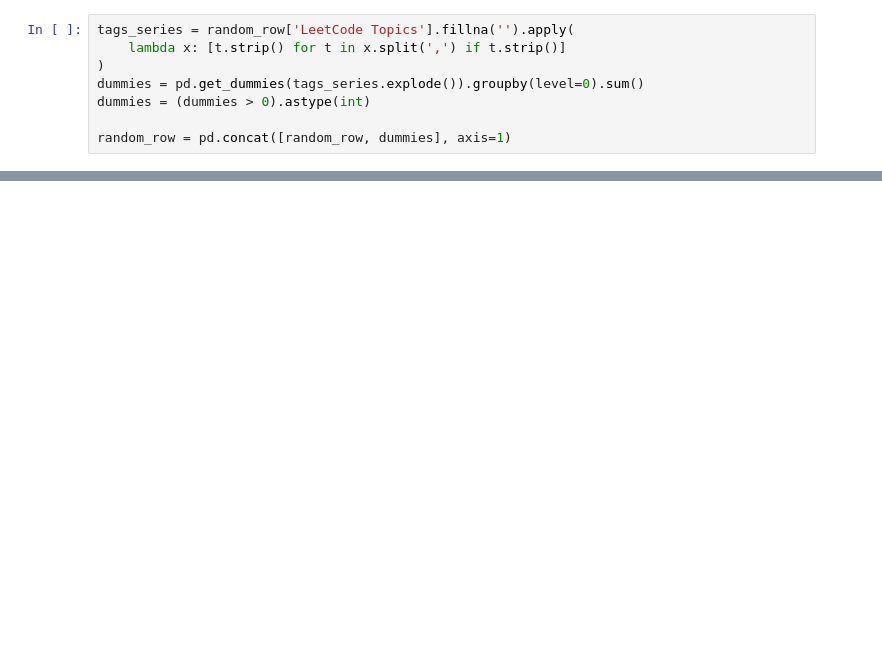
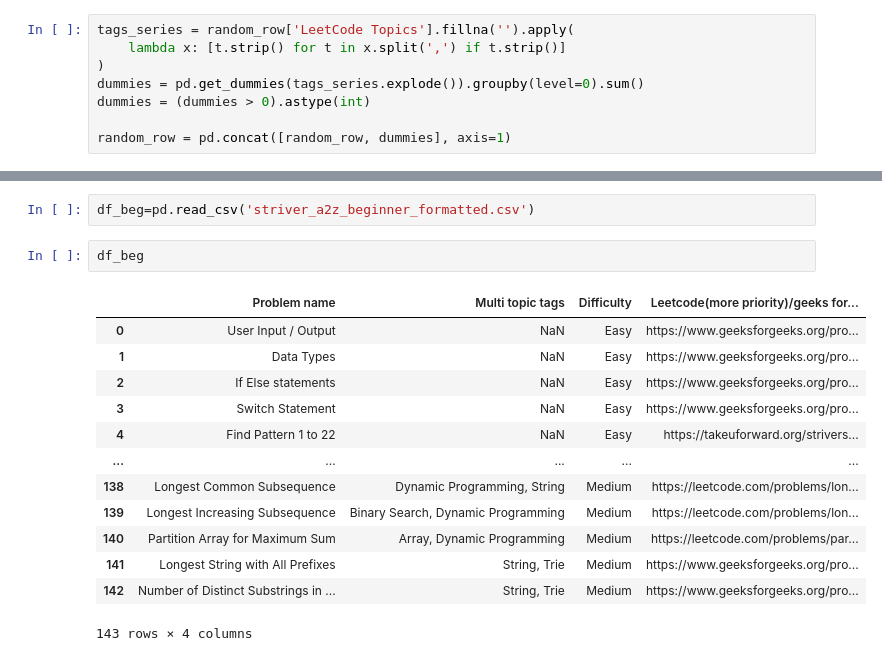
Before and after one commit to DebashishTiwary/MLBasics, a Jupyter notebook: tcanalise/app.ipynb, the cells around one changed output, grey strips where cells are left out. Drawn from its saved outputs; the diff is of its cells as text; blank space fills up the shorter version.

```diff
--- a/tcanalise/app.ipynb
+++ b/tcanalise/app.ipynb
@@ -177,3 +179,21 @@ random_row
 # %% [output]
 |  | Step | Category | Problem Name | Problem Link | Primary Topic | LeetCode Topics | Difficulty | ... |
 | 79 | Step 4 | Binary Search | Count Occurrences in Sorted Array | https://leetcode.com/problems/cou... | BS 1D | Array, Binary Search | Medium | ... |
+# %%
+df_beg=pd.read_csv('striver_a2z_beginner_formatted.csv')
+# %%
+df_beg
+# %% [output]
+|  | Problem name | Multi topic tags | Difficulty | Leetcode(more priority)/geeks for... |
+| 0 | User Input / Output | NaN | Easy | https://www.geeksforgeeks.org/pro... |
+| 1 | Data Types | NaN | Easy | https://www.geeksforgeeks.org/pro... |
+| 2 | If Else statements | NaN | Easy | https://www.geeksforgeeks.org/pro... |
+| 3 | Switch Statement | NaN | Easy | https://www.geeksforgeeks.org/pro... |
+| 4 | Find Pattern 1 to 22 | NaN | Easy | https://takeuforward.org/strivers... |
+| ... | ... | ... | ... | ... |
+| 138 | Longest Common Subsequence | Dynamic Programming, String | Medium | https://leetcode.com/problems/lon... |
+| 139 | Longest Increasing Subsequence | Binary Search, Dynamic Programming | Medium | https://leetcode.com/problems/lon... |
+| 140 | Partition Array for Maximum Sum | Array, Dynamic Programming | Medium | https://leetcode.com/problems/par... |
+| 141 | Longest String with All Prefixes | String, Trie | Medium | https://www.geeksforgeeks.org/pro... |
+| 142 | Number of Distinct Substrings in ... | String, Trie | Medium | https://www.geeksforgeeks.org/pro... |
+143 rows × 4 columns
```
Also changed, not shown: parts of 18 cells of this notebook, 2 other files.
